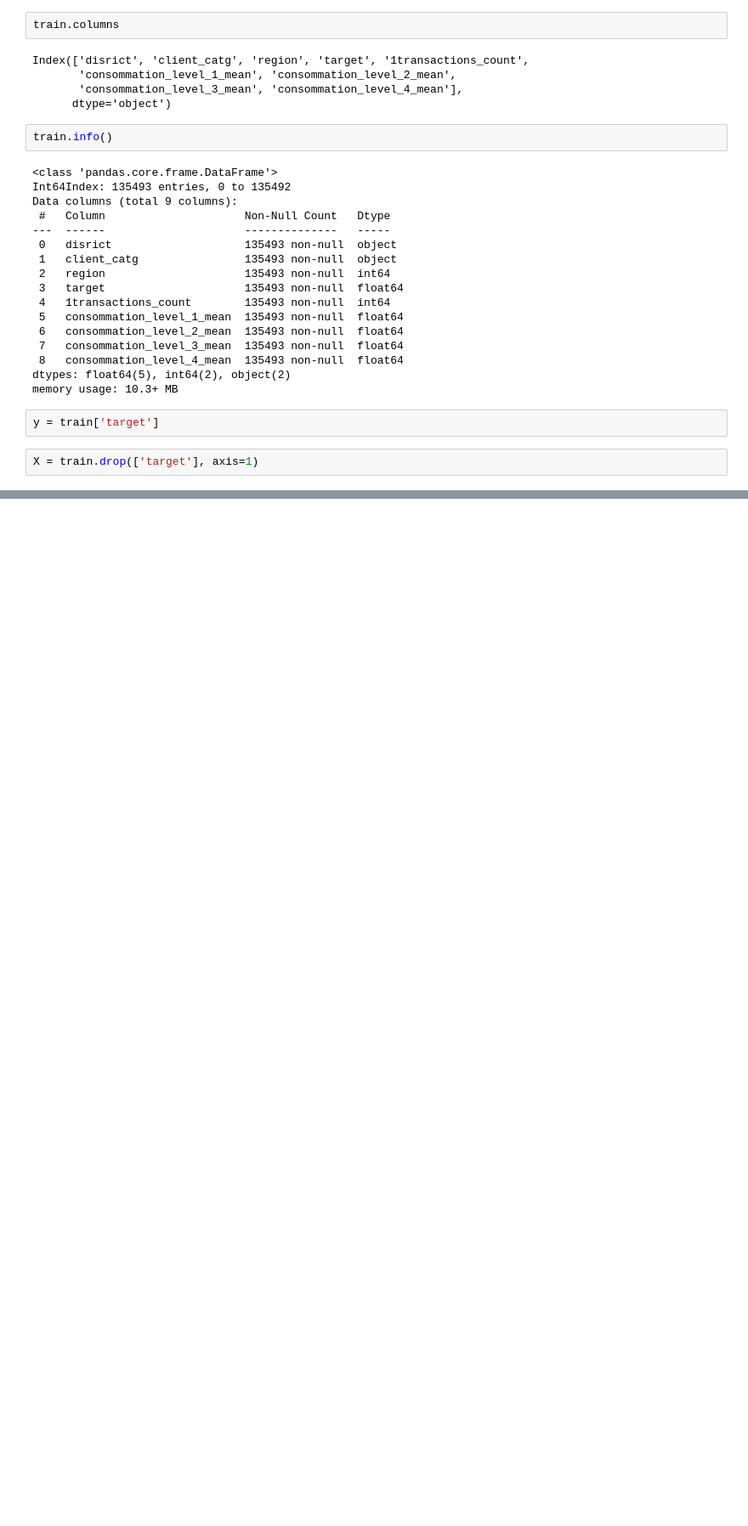
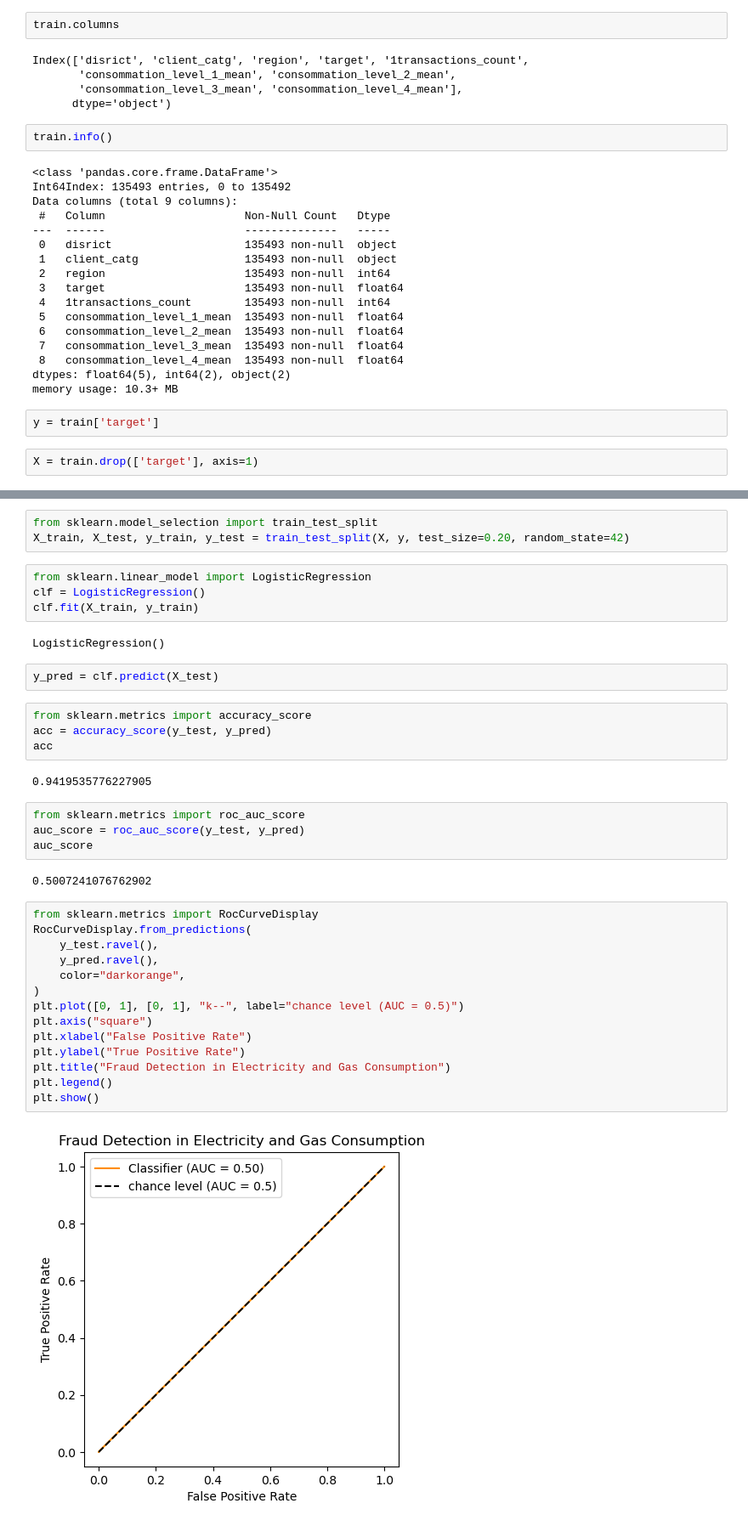
Before and after one commit to Chepngeno-langat/DS-projects, a Jupyter notebook: Fraud Detection in Electricity and Gas Consumption/Fraud Detection in Electricity and Gas Consumption.ipynb, the cells around one changed output, grey strips where cells are left out. Shown at 85% size. Cells and saved outputs as stored; diff of their text form; blank space fills up the shorter version.

Commit message:
roc auc score

```diff
--- a/Fraud Detection in Electricity and Gas Consumption/Fraud Detection in Electricity and Gas Consumption.ipynb
+++ b/Fraud Detection in Electricity and Gas Consumption/Fraud Detection in Electricity and Gas Consumption.ipynb
@@ -522,0 +485,39 @@ plt.show()
+# %%
+from sklearn.model_selection import train_test_split
+X_train, X_test, y_train, y_test = train_test_split(X, y, test_size=0.20, random_state=42)
+# %%
+from sklearn.linear_model import LogisticRegression
+clf = LogisticRegression()
+clf.fit(X_train, y_train)
+# %% [output]
+LogisticRegression()
+# %%
+y_pred = clf.predict(X_test)
+# %%
+from sklearn.metrics import accuracy_score
+acc = accuracy_score(y_test, y_pred)
+acc
+# %% [output]
+0.9419535776227905
+# %%
+from sklearn.metrics import roc_auc_score
+auc_score = roc_auc_score(y_test, y_pred)
+auc_score
+# %% [output]
+0.5007241076762902
+# %%
+from sklearn.metrics import RocCurveDisplay
+RocCurveDisplay.from_predictions(
+    y_test.ravel(),
+    y_pred.ravel(),
+    color="darkorange",
+)
+plt.plot([0, 1], [0, 1], "k--", label="chance level (AUC = 0.5)")
+plt.axis("square")
+plt.xlabel("False Positive Rate")
+plt.ylabel("True Positive Rate")
+plt.title("Fraud Detection in Electricity and Gas Consumption")
+plt.legend()
+plt.show()
+# %% [output]
+[figure, added]
```
Also changed, not shown: parts of 14 cells of this notebook.
